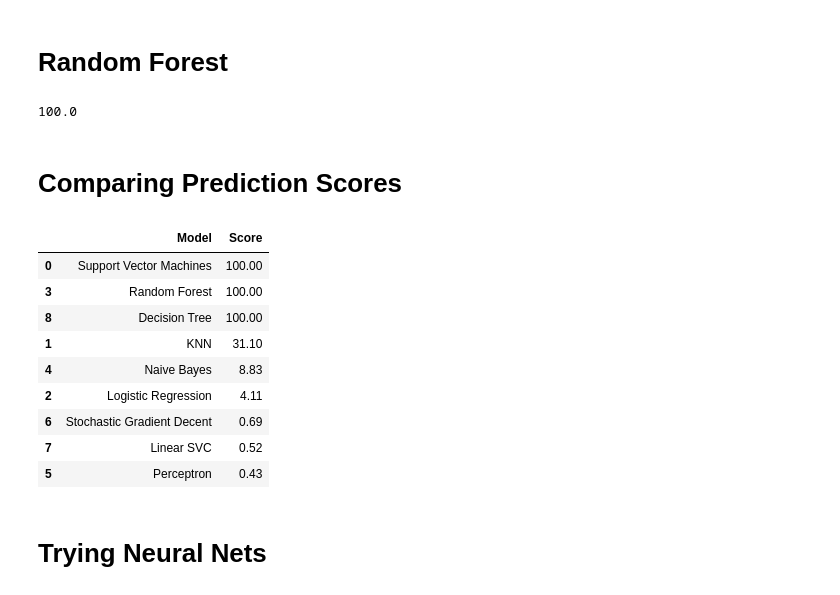
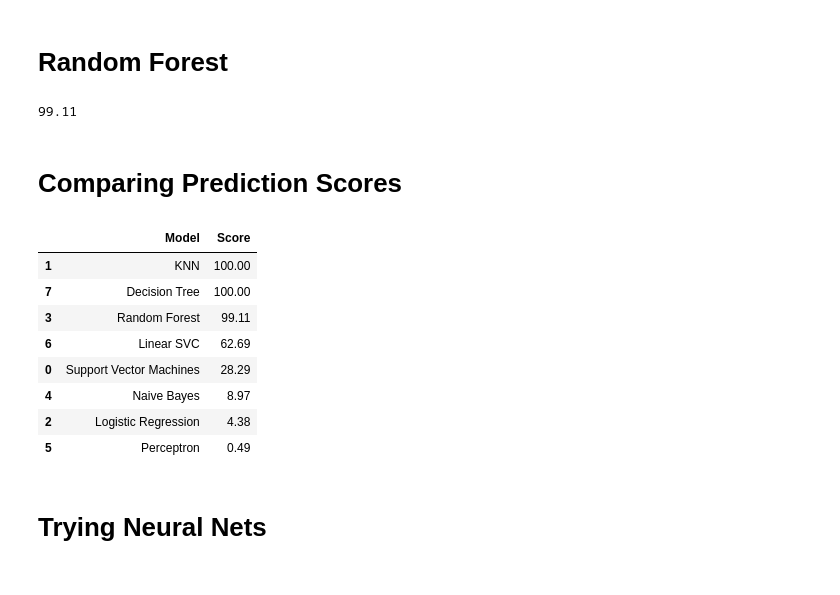
Before and after one commit to sakurascrawler/GA_DS5_sakurascrawler_NHANES_Git, a Jupyter notebook: NHANES Body Fat Predictor.ipynb, the cells around one changed output. Cells and saved outputs as stored; diff of their text form; code cells hidden in the pictures.

Commit message:
Updated jupyter notebook with regression
Changed classification models in notebook with regression equivalents

```diff
--- a/NHANES Body Fat Predictor.ipynb
+++ b/NHANES Body Fat Predictor.ipynb
@@ -613,9 +736,18 @@ acc_sgd
 # %% [markdown]
 # Decision Tree
+# %%
+# Shaping Data for non-linear
+
+#feature_col = ['RIDAGEYR', 'BMXWT', 'BMXHT', 'BMXBMI', 'BMXLEG', 'BMXARML', 'BMXARMC', 'BMXWAIST', 'RIDRETH3_2', 'RIDRETH3_3', 'RIDRETH3_4', 'RIDRETH3_6', 'RIDRETH3_7', 'RIAGENDR_2']
+
+
+X_train = train_df.drop('BMDAVSAD', axis=1)
+Y_train = np.asarray(train_df['BMDAVSAD'], dtype=np.float64, order='C')
+X_test = test_df.drop('SEQN', axis=1)
 # %%
 # Decision tree
 
-decision_tree = DecisionTreeClassifier()
+decision_tree = DecisionTreeRegressor()
 decision_tree.fit(X_train, Y_train)
 Y_pred = decision_tree.predict(X_test)
 acc_decision_tree = round(decision_tree.score(X_train, Y_train) * 100, 2)
@@ -624,38 +756,46 @@ acc_decision_tree
 100.0
 # %% [markdown]
 # Random Forest
+# %%
+# Shaping Data for non-linear
+
+#feature_col = ['RIDAGEYR', 'BMXWT', 'BMXHT', 'BMXBMI', 'BMXLEG', 'BMXARML', 'BMXARMC', 'BMXWAIST', 'RIDRETH3_2', 'RIDRETH3_3', 'RIDRETH3_4', 'RIDRETH3_6', 'RIDRETH3_7', 'RIAGENDR_2']
+
+
+X_train = train_df.drop('BMDAVSAD', axis=1)
+Y_train = np.asarray(train_df['BMDAVSAD'])
+X_test = test_df.drop('SEQN', axis=1)
 # %%
-random_forest = RandomForestClassifier(n_estimators=100)
+random_forest = RandomForestRegressor(n_estimators=100)
 random_forest.fit(X_train, Y_train)
 Y_pred = random_forest.predict(X_test)
 random_forest.score(X_train, Y_train)
 acc_random_forest = round(random_forest.score(X_train, Y_train) * 100, 2)
 acc_random_forest
 # %% [output]
-100.0
+99.11
 # %% [markdown]
 # Comparing Prediction Scores
 # %%
 models = pd.DataFrame({
     'Model': ['Support Vector Machines', 'KNN', 'Logistic Regression',
              'Random Forest', 'Naive Bayes', 'Perceptron',
-             'Stochastic Gradient Decent', 'Linear SVC',
+             'Linear SVC',
              'Decision Tree'],
-    'Score': [acc_svc, acc_knn, acc_log, acc_random_forest,
-             acc_gaussian, acc_perceptron, acc_sgd, acc_linear_svc,
+    'Score': [acc_svr, acc_knn, acc_log, acc_random_forest,
+             acc_gaussian, acc_perceptron, acc_linear_svr,
              acc_decision_tree]})
 models.sort_values(by='Score', ascending=False)
 # %% [output]
 |  | Model | Score |
-| 0 | Support Vector Machines | 100.00 |
-| 3 | Random Forest | 100.00 |
-| 8 | Decision Tree | 100.00 |
-| 1 | KNN | 31.10 |
-| 4 | Naive Bayes | 8.83 |
-| 2 | Logistic Regression | 4.11 |
-| 6 | Stochastic Gradient Decent | 0.69 |
-| 7 | Linear SVC | 0.52 |
-| 5 | Perceptron | 0.43 |
+| 1 | KNN | 100.00 |
+| 7 | Decision Tree | 100.00 |
+| 3 | Random Forest | 99.11 |
+| 6 | Linear SVC | 62.69 |
+| 0 | Support Vector Machines | 28.29 |
+| 4 | Naive Bayes | 8.97 |
+| 2 | Logistic Regression | 4.38 |
+| 5 | Perceptron | 0.49 |
 # %% [markdown]
 # Trying Neural Nets
 # %%
```
Also changed, not shown: parts of 33 cells of this notebook, 1 other file.
